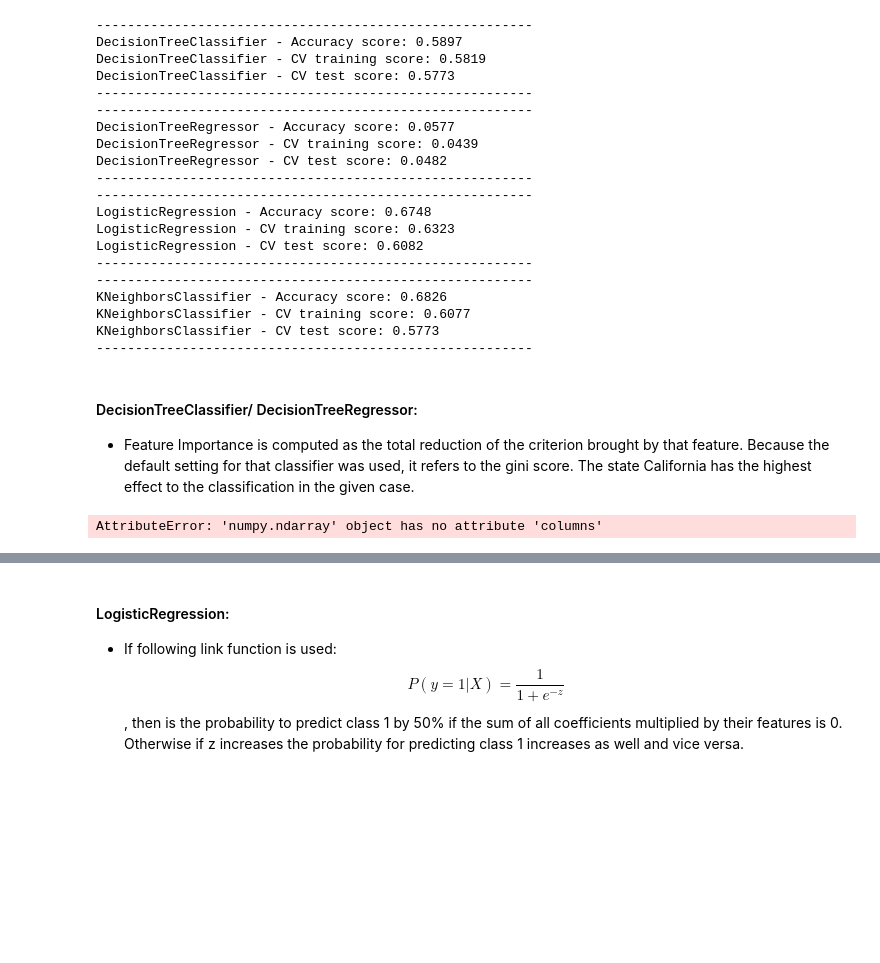
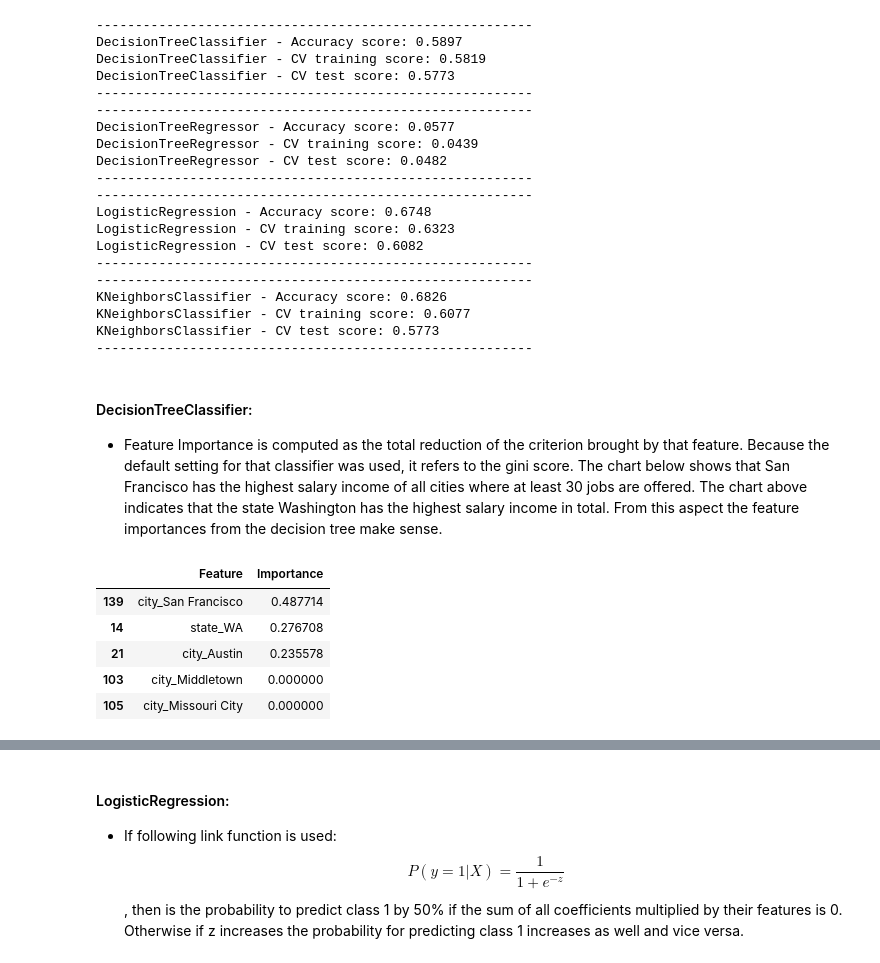
Before and after one commit to androi7/ds-mini-projects, a Jupyter notebook: WebScraping/Salary.ipynb, the cells around one changed output, grey strips where cells are left out. Drawn from its saved outputs; the diff is of its cells as text; code cells hidden in the pictures; blank space fills up the shorter version.

```diff
--- a/WebScraping/Salary.ipynb
+++ b/WebScraping/Salary.ipynb
@@ -1142,7 +1142,7 @@ X.head(1)
 class DropDummyfierPreprocessor(BaseEstimator, TransformerMixin):
 
     def __init__(self, columns_to_drop=None, columns_to_dummify=None, prefix=None, drop_first=True):
-        self.feature_names = []
+        self._feature_names = []
         self.columns_to_drop = columns_to_drop
         self.columns_to_dummify = columns_to_dummify
         self.prefix = prefix
@@ -1163,10 +1163,13 @@ class DropDummyfierPreprocessor(BaseEstimator, TransformerMixin):
         X = pd.get_dummies(X, columns=self.columns_to_dummify, prefix=self.prefix, drop_first=self.drop_first)
         return X
 
+    def get_feature_names(self):
+        return self._feature_names
+
     def transform(self, X, *args):
         X = self._make_dummy_cols(X)
         X = self._drop_unused_cols(X)
-        self.feature_names = X.columns
+        self._feature_names = X.columns
         return X
 
     def fit(self, X, *args):
@@ -1312,3 +1305,0 @@ knn_location_only.sav exists
-# %%
-m = joblib.load(f'./models/dtc_location_only.sav')
-m.best_estimator_.__class__.__name__
@@ -1330,6 +1318,12 @@ def print_model_score(X_train, y_train, X_test=None, y_test=None, filename=None)
             print('{model} - CV test score: {score}'.format(model=model_name,
                                                                 score=model.score(X_test, y_test).round(4)))
         print('--------------------------------------------------------')
+# %%
+model_names = ['dtc_location_only',
+               'dtr_location_only',
+               'lr_location_only',
+               'knn_location_only']
+models = [joblib.load(f'./models/{m}.sav') for m in model_names]
 # %%
 model_names = ['dtc_location_only',
                'dtr_location_only',
@@ -1359,12 +1353,18 @@ KNeighborsClassifier - CV training score: 0.6077
 KNeighborsClassifier - CV test score: 0.5773
 --------------------------------------------------------
 # %% [markdown]
-#### DecisionTreeClassifier/ DecisionTreeRegressor:
-- Feature Importance is computed as the total reduction of the criterion brought by that feature. Because the default setting for that classifier was used, it refers to the gini score. The state California has the highest effect to the classification in the given case.
+#### DecisionTreeClassifier:
+- Feature Importance is computed as the total reduction of the criterion brought by that feature. Because the default setting for that classifier was used, it refers to the gini score. The chart below shows that San Francisco has the highest salary income of all cities where at least 30 jobs are offered. The chart above indicates that the state Washington has the highest salary income in total. From this aspect the feature importances from the decision tree make sense.
 # %%
 # DecisionTreeClassifier
-pd.DataFrame(list(zip(X_train.columns, estimators[0].best_estimator_.feature_importances_)),
+pd.DataFrame(list(zip(pipe.named_steps['prep_dum'].get_feature_names(),
+                      models[0].best_estimator_.feature_importances_)),
              columns=['Feature', 'Importance']
-            ).sort_values(by='Importance', ascending=False)[:3]
+            ).sort_values(by='Importance', ascending=False)[:5]
 # %% [output]
-AttributeError: 'numpy.ndarray' object has no attribute 'columns'
+|  | Feature | Importance |
+| 139 | city_San Francisco | 0.487714 |
+| 14 | state_WA | 0.276708 |
+| 21 | city_Austin | 0.235578 |
+| 103 | city_Middletown | 0.000000 |
+| 105 | city_Missouri City | 0.000000 |
```
Also changed, not shown: parts of 8 cells of this notebook.
